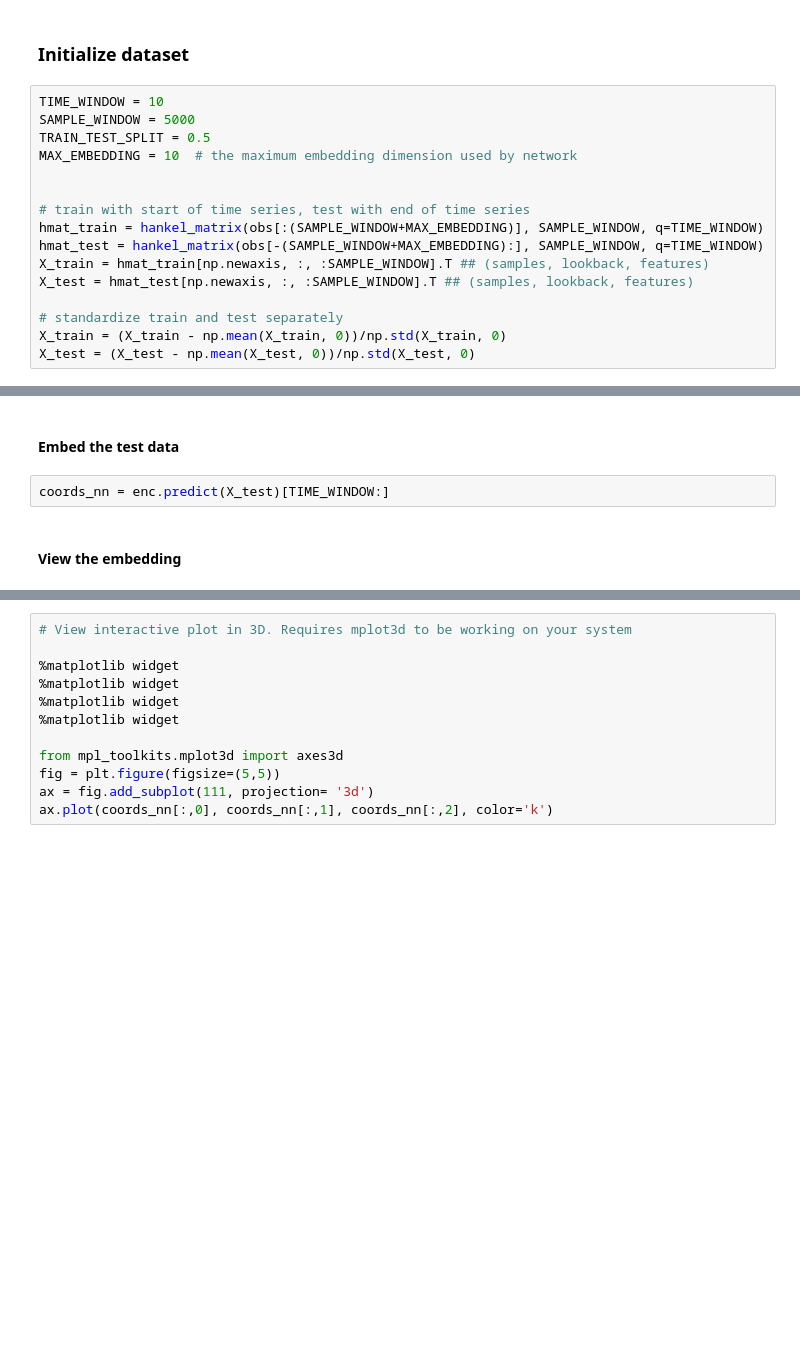
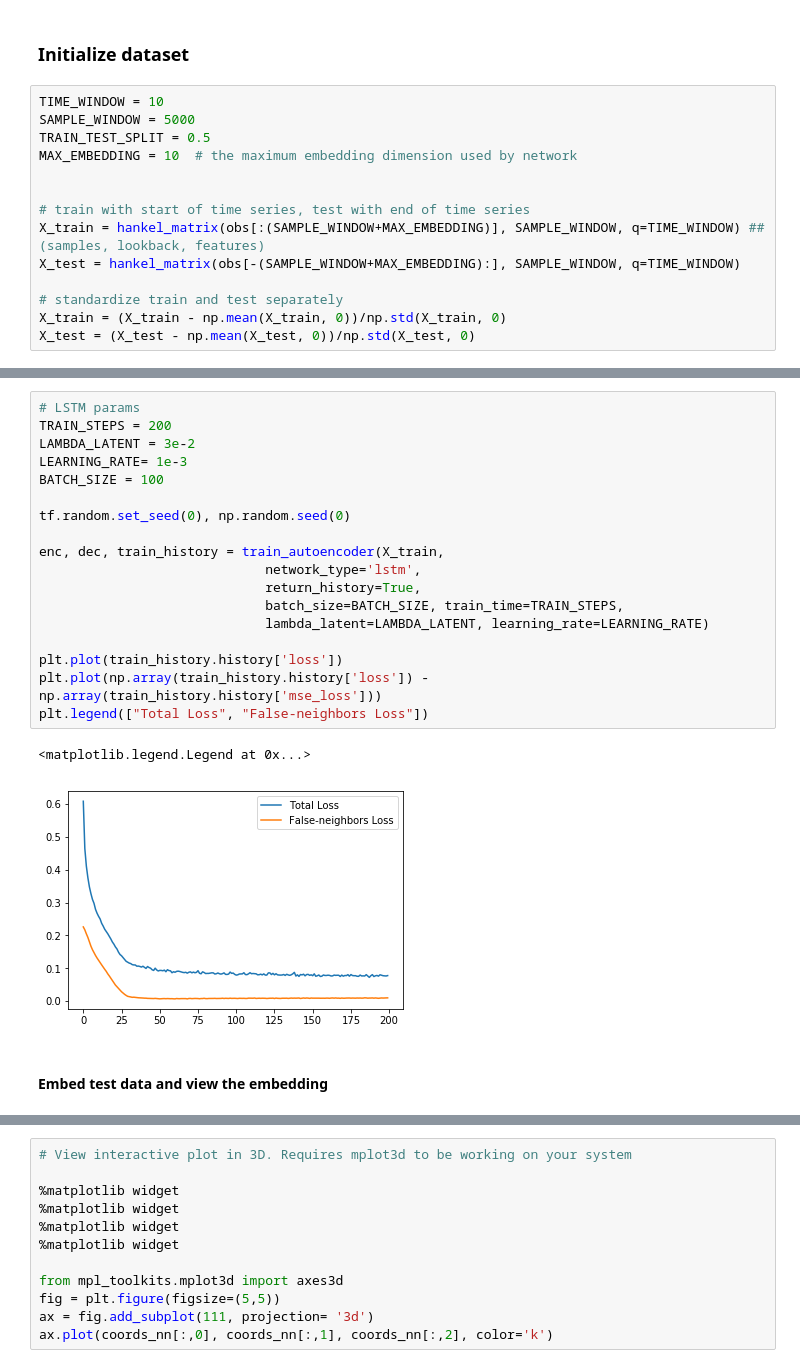
Before and after one commit to williamgilpin/fnn, a Jupyter notebook: demos.ipynb, the cells around one changed output, grey strips where cells are left out. Cells and saved outputs as stored; diff of their text form; blank space fills up the shorter version.

```diff
--- a/demos.ipynb
+++ b/demos.ipynb
@@ -50,10 +50,8 @@ MAX_EMBEDDING = 10  # the maximum embedding dimension used by network
 
 
 # train with start of time series, test with end of time series
-hmat_train = hankel_matrix(obs[:(SAMPLE_WINDOW+MAX_EMBEDDING)], SAMPLE_WINDOW, q=TIME_WINDOW)
-hmat_test = hankel_matrix(obs[-(SAMPLE_WINDOW+MAX_EMBEDDING):], SAMPLE_WINDOW, q=TIME_WINDOW)
-X_train = hmat_train[np.newaxis, :, :SAMPLE_WINDOW].T ## (samples, lookback, features)
-X_test = hmat_test[np.newaxis, :, :SAMPLE_WINDOW].T ## (samples, lookback, features)
+X_train = hankel_matrix(obs[:(SAMPLE_WINDOW+MAX_EMBEDDING)], SAMPLE_WINDOW, q=TIME_WINDOW) ## (samples, lookback, features)
+X_test = hankel_matrix(obs[-(SAMPLE_WINDOW+MAX_EMBEDDING):], SAMPLE_WINDOW, q=TIME_WINDOW)
 
 # standardize train and test separately
 X_train = (X_train - np.mean(X_train, 0))/np.std(X_train, 0)
@@ -113,8 +62,25 @@ print(train_history.history['loss'][-1])
+# %%
+# LSTM params
+TRAIN_STEPS = 200
+LAMBDA_LATENT = 3e-2
+LEARNING_RATE= 1e-3
+BATCH_SIZE = 100
+
+tf.random.set_seed(0), np.random.seed(0)
+
+enc, dec, train_history = train_autoencoder(X_train,
+                             network_type='lstm',
+                             return_history=True,
+                             batch_size=BATCH_SIZE, train_time=TRAIN_STEPS,
+                             lambda_latent=LAMBDA_LATENT, learning_rate=LEARNING_RATE)
+
+plt.plot(train_history.history['loss'])
+plt.plot(np.array(train_history.history['loss']) - np.array(train_history.history['mse_loss']))
+plt.legend(["Total Loss", "False-neighbors Loss"])
+# %% [output]
+<matplotlib.legend.Legend at 0x...>
+[figure, added]
 # %% [markdown]
-#### Embed the test data
+#### Embed test data and view the embedding
-# %%
-coords_nn = enc.predict(X_test)[TIME_WINDOW:]
-# %% [markdown]
-#### View the embedding
 # %%
 %matplotlib inline
```
Also changed, not shown: parts of 24 cells of this notebook, 8 other files.
